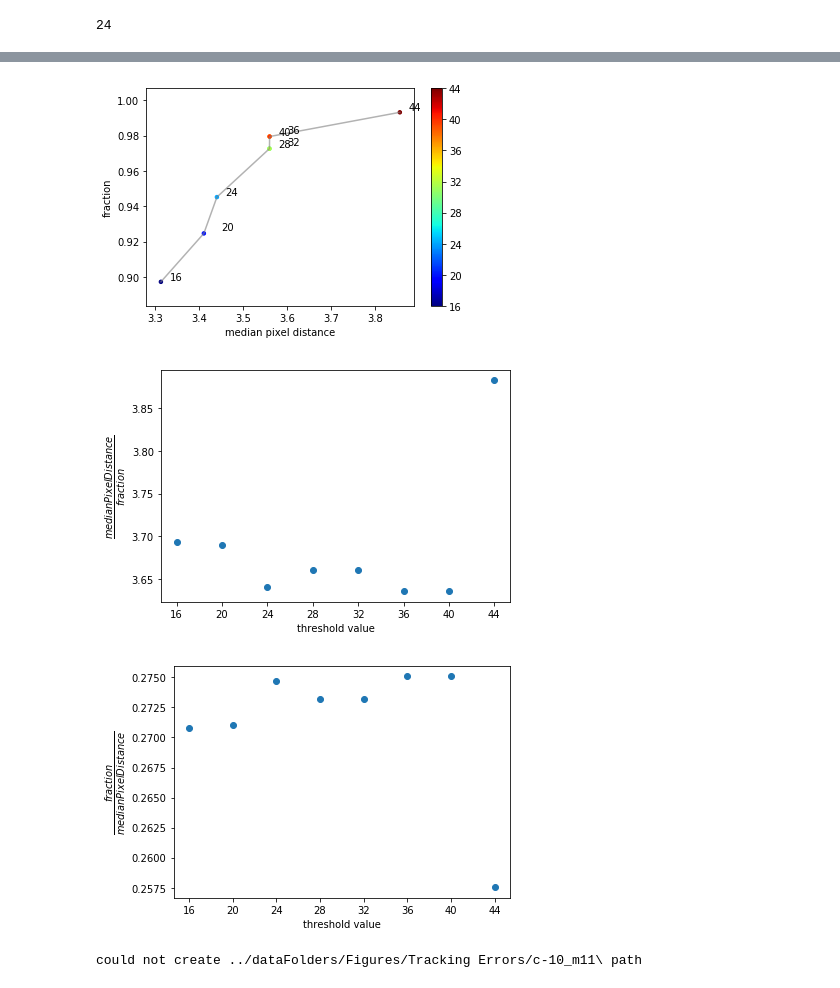
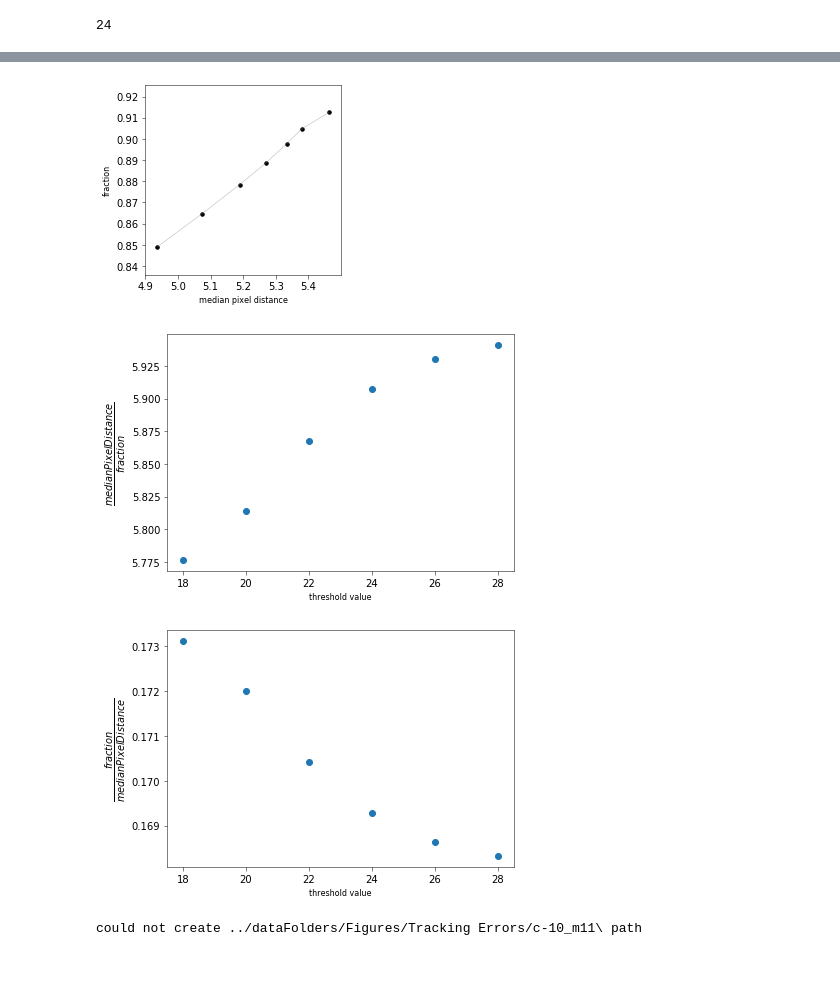
Before and after one commit to TanviDeora/ProboscisTracking, a Jupyter notebook: DLC annotation Errors/CalculateTrackingErrors-Pixel errors in successive frames.ipynb, the cells around one changed output, grey strips where cells are left out. Cells and saved outputs as stored; diff of their text form; code cells hidden in the pictures.

```diff
--- a/DLC annotation Errors/CalculateTrackingErrors-Pixel errors in successive frames.ipynb
+++ b/DLC annotation Errors/CalculateTrackingErrors-Pixel errors in successive frames.ipynb
@@ -4,6 +4,17 @@ import pandas as pd
 import glob
 import os
 import matplotlib.pyplot as plt
+# %%
+import matplotlib as mpl
+mpl.rcParams['axes.linewidth'] = 0.5 #set the value globally
+mpl.rcParams['xtick.major.width'] = 0.5
+mpl.rcParams['ytick.major.width'] = 0.5
+mpl.rcParams['axes.titlesize'] = 10
+mpl.rcParams['axes.labelsize'] = 8
+mpl.rcParams["lines.linewidth"] = 0.5
+
+mpl.rc('font',**{'family':'sans-serif','serif':['Arial']})
+mpl.rcParams['pdf.fonttype'] = 42
 # %%
 def GetRelevantTrackingData(fname):
     DLC_track = glob.glob(path_for_DLCAnnotation + '\\'+ fname + 'DeepCut_' +  '*.h5')[0]
@@ -348,4 +361,4 @@ ffractions.savefig('../dataFolders/Figures/Tracking Errors/Compare thresholds' +
 # %%
-thresh = np.arange(16,48,4)
+thresh = np.arange(20,34,2)
 thresh
 # %% [output]
@@ -353,9 +366,13 @@ array([16, 20, 24, 28, 32, 36, 40, 44])
 # %%
 fraction = []
 median_error = []
-for pixel_dist in thresh:
-    subset = dlc_error[dlc_error < pixel_dist]
-    median_rmse = np.median(subset)
-    frac = len(subset)/len(dlc_error)
+print(len(uber_dlc_error))
+for tt in thresh:
+    subset = uber_dlc_error[uber_dlc_error < tt]
+    print(len(subset))
+    median_rmse = np.nanmedian(subset)
+    frac = len(subset)/len(uber_dlc_error)
+    print(frac)
+#     frac = len(uber_dlc_error[uber_dlc_error < cutoff])/len(uber_dlc_error)
     fraction.append(frac)
     median_error.append(median_rmse)
@@ -362,23 +395,27 @@ for pixel_dist in thresh:
 # %%
-plt.scatter(median_error,fraction, s=12, c = thresh, cmap = plt.cm.get_cmap('jet'))
+plt.figure(figsize = (3.5, 3.5))
+plt.scatter(median_error,fraction, s=12, c = 'k')
+#             , c = thresh, cmap = plt.cm.get_cmap('jet'))
 plt.plot(median_error, fraction, '-', alpha = 0.6, color = 'grey')
-cbar = plt.colorbar(ticks = thresh)
+# cbar = plt.colorbar(ticks = thresh)
 plt.ylabel('fraction')
 plt.xlabel('median pixel distance')
 for i, t in enumerate(thresh):
-    jitter = np.random.randint(1,4, size = 1)[0]
-    plt.annotate(t, (median_error[i] + jitter/50, fraction[i] + jitter/1000))
+    jitter = np.random.randint(1,2, size = 1)[0]
+#     plt.annotate(t, (median_error[i] + jitter/50, fraction[i] + jitter/1000))
+#     plt.annotate(t, (median_error[i], fraction[i]))
 
-plt.savefig('../dataFolders/Figures/Tracking Errors/ParetoFront.png')
+# plt.savefig('../dataFolders/Figures/Tracking Errors/ParetoFront.png')
+plt.savefig('../dataFolders/PaperPipelineOutput/Figures/v2/Paper/error_ParetoFront.pdf')
 # %% [output]
-[figure, old version]
+[figure, new version]
 # %%
 plt.plot(thresh, np.divide(median_error,fraction), 'o')
 plt.ylabel(r'$\frac{median Pixel Distance}{fraction}$', fontsize = 14)
 plt.xlabel('threshold value')
 plt.xticks(thresh)
 plt.tight_layout()
-plt.savefig('../dataFolders/Figures/Tracking Errors/DistanceOverFraction.png')
+# plt.savefig('../dataFolders/Figures/Tracking Errors/DistanceOverFraction.png')
 plt.show()
 
 plt.plot(thresh, np.divide(fraction, median_error), 'o')
@@ -386,11 +423,11 @@ plt.ylabel(r'$\frac{fraction}{median Pixel Distance}$', fontsize = 14)
 plt.xlabel('threshold value')
 plt.xticks(thresh)
 plt.tight_layout()
-plt.savefig('../dataFolders/Figures/Tracking Errors/fractionOverDistance.png')
+# plt.savefig('../dataFolders/Figures/Tracking Errors/fractionOverDistance.png')
 plt.show()
 # %% [output]
-[figure, old version]
+[figure, new version]
-[figure, old version]
+[figure, new version]
 # %%
 for fname in name:
     dlc_track, manual_track = GetRelevantTrackingData(fname)
```
Also changed, not shown: parts of 10 cells of this notebook, 16 other files.
